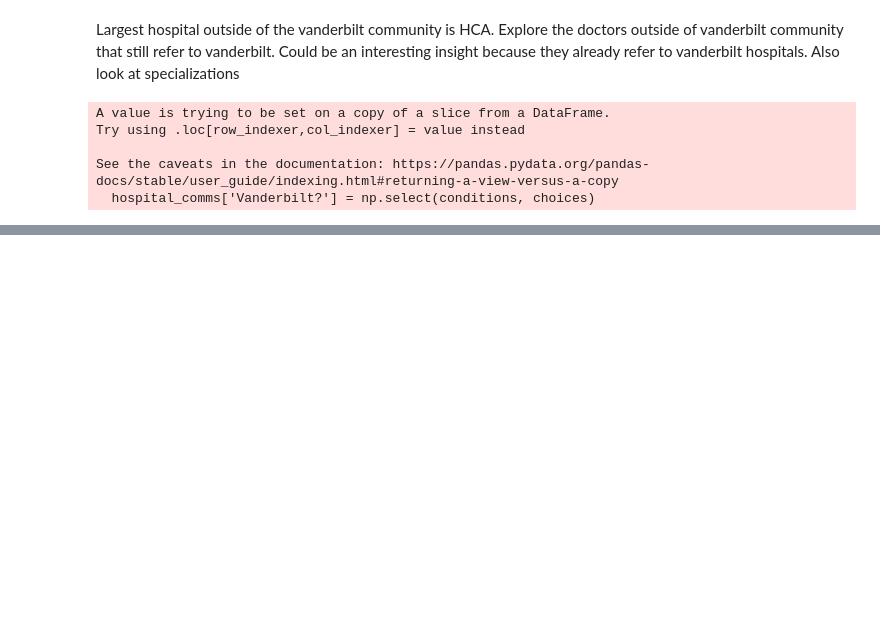
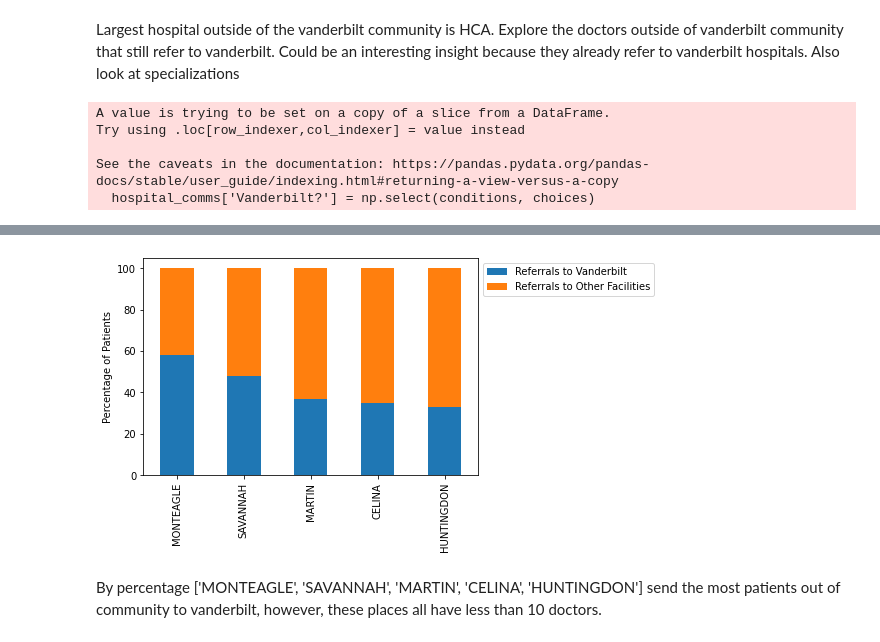
Before and after one commit to nss-data-science-cohort-5/hop_team-hot_pretzels, a Jupyter notebook: Community_analysis.ipynb, the cells around one changed output, grey strips where cells are left out. Saved outputs shown, nothing was run; the diff lists cells and outputs as text; code cells hidden in the pictures; blank space fills up the shorter version.

```diff
--- a/Community_analysis.ipynb
+++ b/Community_analysis.ipynb
@@ -243,0 +525,10 @@ recs.to_csv('data/recs.csv')
+# %%
+out_of_comm_to_vandy = (tax_hop_comm2[(~tax_hop_comm2['from_communityid'].isin(vanderbilt_communities)) &
+                                    (tax_hop_comm2['organization_to'].str.contains('VANDERBILT')) &
+                                     (tax_hop_comm2['organization_to'] != 'None')]
+                      .groupby(['city_from','state_from'])
+                      .agg({'patient_count':'sum',
+                           'from_npi':'nunique'})
+                       .reset_index()
+                       .rename(columns = {'patient_count':'sum_vandy_patients',
+                                         'from_npi':'num_vandy_doctors'}))
@@ -243,0 +543,22 @@ recs.to_csv('data/recs.csv')
+# %%
+out_of_community_city_comp = pd.merge(out_of_comm_to_vandy[out_of_comm_to_vandy['state_from'] == 'TN'],
+        out_of_comm_to_out[out_of_comm_to_out['state_from'] == 'TN'],
+        on = ['city_from','state_from'])
+# %%
+out_of_community_city_comp['total_p'] = out_of_community_city_comp['sum_vandy_patients'] +out_of_community_city_comp['sum_other_patients']
+out_of_community_city_comp['total_d'] = out_of_community_city_comp['num_vandy_doctors']+out_of_community_city_comp['num_other_doctors']
+# %%
+out_of_community_city_comp['vandy_percentage'] = out_of_community_city_comp['sum_vandy_patients'] * 100 / out_of_community_city_comp['total_p']
+out_of_community_city_comp['other_percentage'] = out_of_community_city_comp['sum_other_patients'] * 100 / out_of_community_city_comp['total_p']
+# %%
+(out_of_community_city_comp
+ .sort_values('vandy_percentage', ascending=False)
+ .head(5)
+ [['city_from','vandy_percentage','other_percentage']]
+.rename(columns = {'vandy_percentage': 'Referrals to Vanderbilt',
+                 'other_percentage':'Referrals to Other Facilities'})).plot(kind = 'bar', x = 'city_from',stacked = True)
+plt.legend(loc='upper right', bbox_to_anchor = (1.54,1))
+plt.xlabel('')
+plt.ylabel('Percentage of Patients');
+# %% [output]
+[figure, added]
@@ -243,0 +572,2 @@ recs.to_csv('data/recs.csv')
+# %% [markdown]
+By percentage ['MONTEAGLE', 'SAVANNAH', 'MARTIN', 'CELINA', 'HUNTINGDON'] send the most patients out of community to vanderbilt, however, these places all have less than 10 doctors.
```
Also changed, not shown: parts of 114 cells of this notebook.
